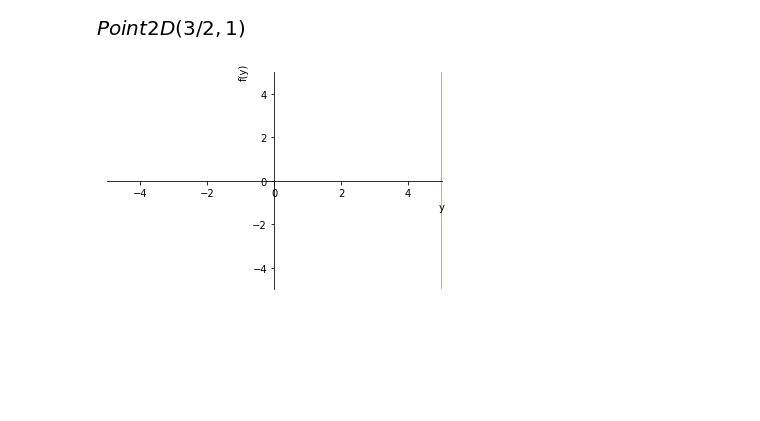
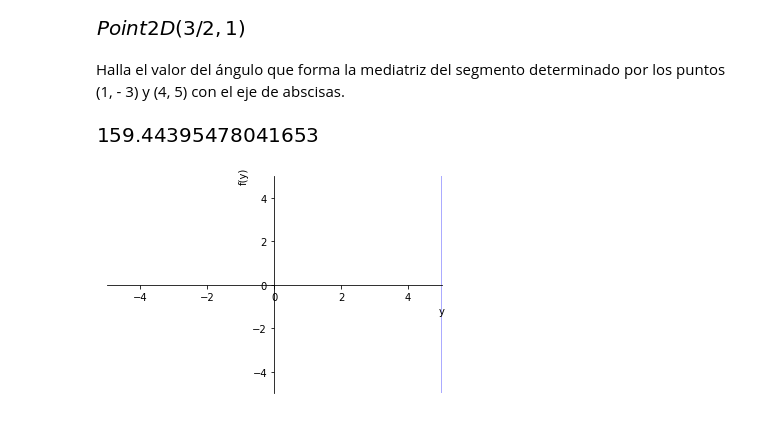
Before and after one commit to crdguez/mat1bac_cit, a Jupyter notebook: notebooks/25 Geometria Plana.ipynb, the cells around one changed output. Cells and saved outputs as stored; diff of their text form; code cells hidden in the pictures; blank space fills up the shorter version.

```diff
--- a/notebooks/25 Geometria Plana.ipynb
+++ b/notebooks/25 Geometria Plana.ipynb
@@ -449,3 +563,13 @@ plot_implicit?
+# %% [markdown]
+Halla el valor del ángulo que forma la mediatriz del segmento determinado por los puntos (1, - 3) y (4, 5)
+con el eje de abscisas.
+# %%
+s = [(1, - 3), (4, 5)]
+
+A, B = Point(s[0]), Point(s[1])
+float(deg(Line(A,B).perpendicular_line(A.midpoint(B)).angle_between(Line(Point(0,0),slope=0))))
+# %% [output]
+[figure, added]
 # %%
 #expr = r'3x+2y+8=0'
 expr = r'y=5'
```
Also changed, not shown: parts of 18 cells of this notebook, 3 other files.
